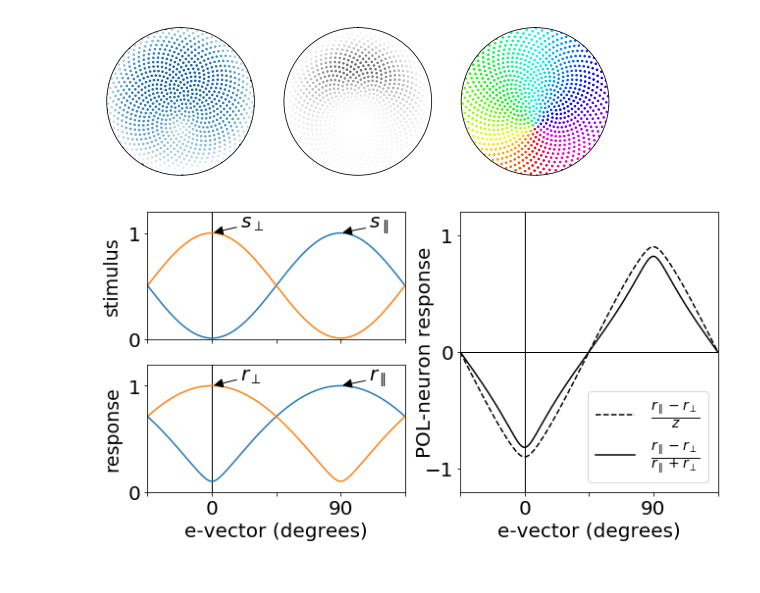
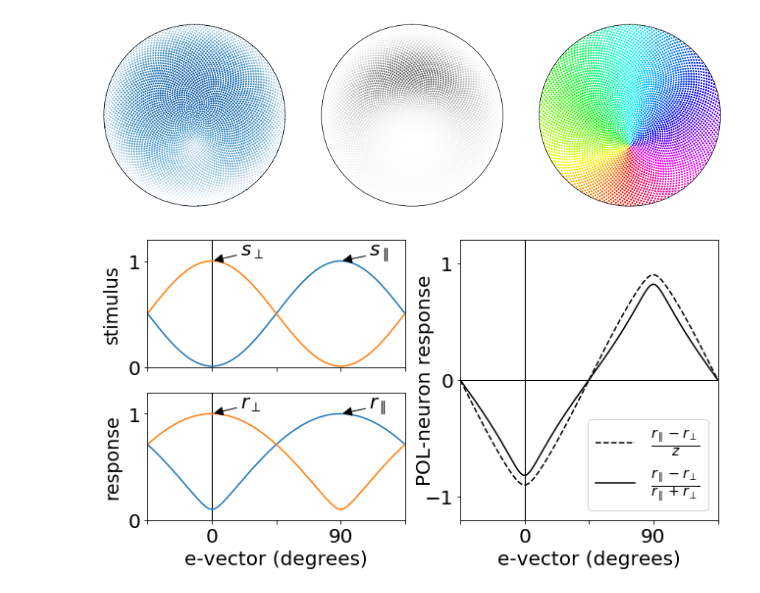
Before and after one commit to InsectRobotics/insectvision, a Jupyter notebook: notebooks/plos.ipynb, the cells around one changed output. Cells and saved outputs as stored; diff of their text form; code cells hidden in the pictures.

```diff
--- a/notebooks/plos.ipynb
+++ b/notebooks/plos.ipynb
@@ -6,17 +18,14 @@ import matplotlib.pyplot as plt
 # %%
 %matplotlib inline
-from compoundeye.geometry import fibonacci_sphere
-from environment import Sky
-from notebooks.plots import plot_sky
 
-samples = 1000
+samples = 5000
 
 theta, phi = fibonacci_sphere(samples, 180)
 sky = Sky(np.pi/6, np.pi)
 y, p, a = sky(theta, phi)
 
-plt.figure("sky", figsize=(9, 3))
+plt.figure("sky", figsize=(15, 5))
 plot_sky(phi, theta, y, p, a).show()
 # %% [output]
-[figure, old version]
+[figure, new version]
 # %%
```
Also changed, not shown: parts of 15 cells of this notebook, 21 other files.
